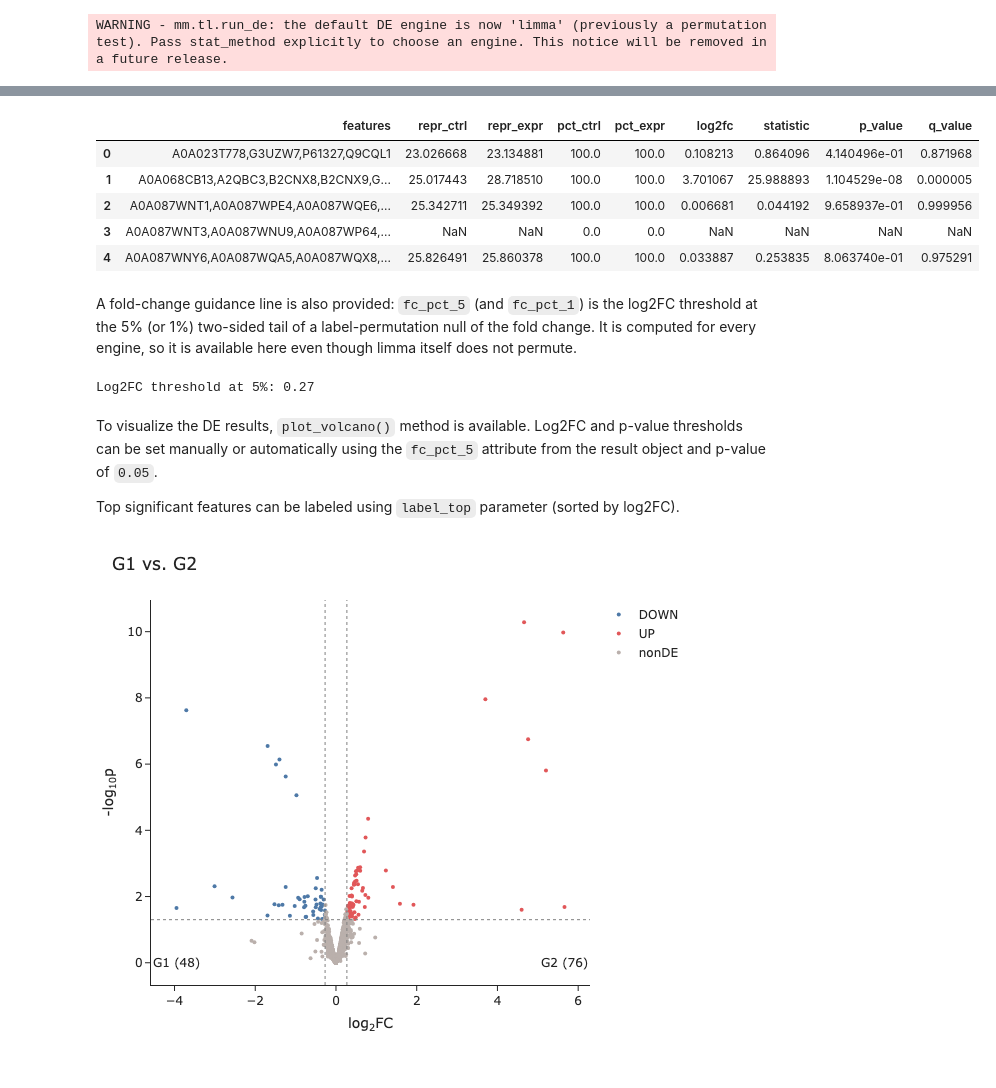
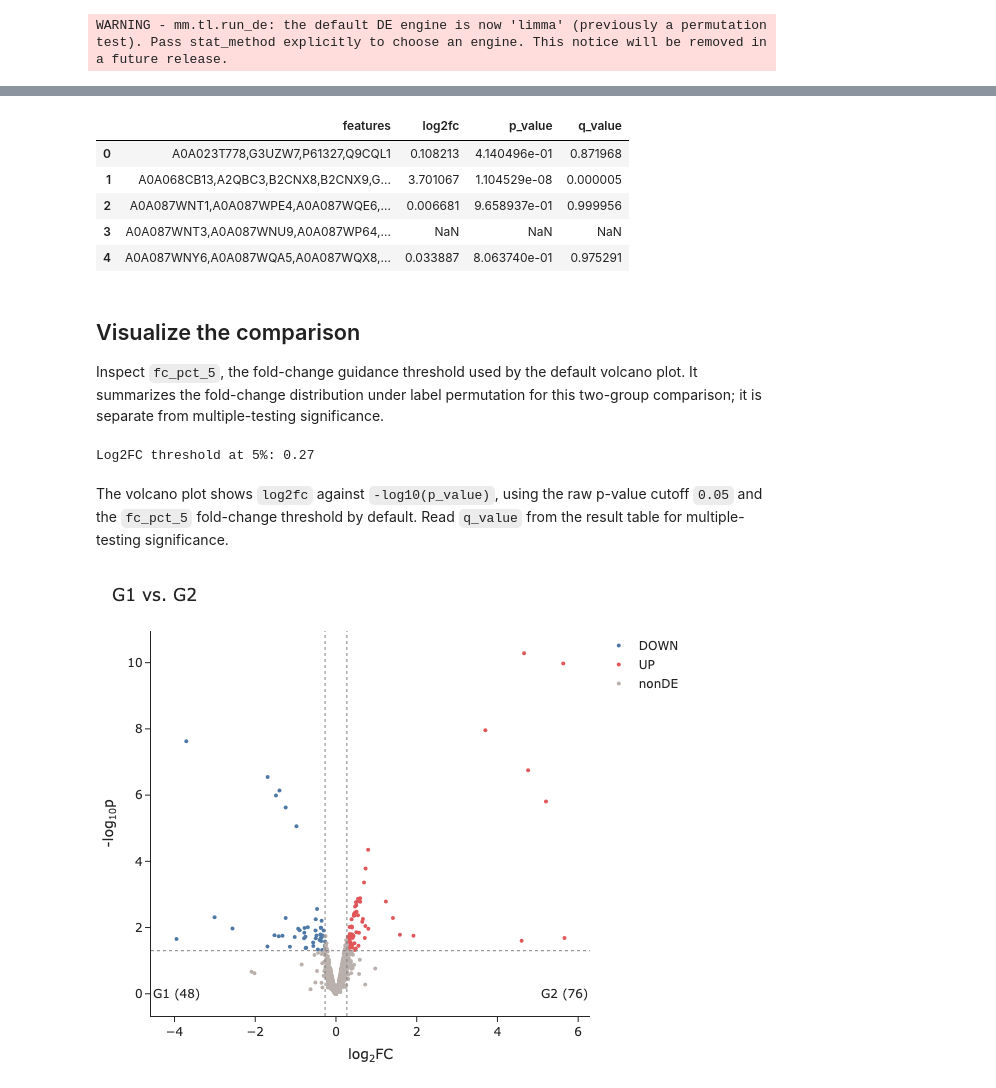
Before and after one commit to bertis-informatics/msmu, a Jupyter notebook: docs/tutorials/dea.ipynb, the cells around one changed output, grey strips where cells are left out. Drawn from its saved outputs; the diff is of its cells as text; code cells hidden in the pictures.

```diff
--- a/docs/tutorials/dea.ipynb
+++ b/docs/tutorials/dea.ipynb
@@ -18,37 +23,6 @@ In this tutorial, we will use the `mdata` processed in [DDA-LFQ](../dda-lfq) tut
 # %%
-base_dir = "https://raw.githubusercontent.com/bertis-informatics/msmu/refs/heads/dev/data/sage_lfq"
-sage_idents = f"{base_dir}/sage/results.sage.tsv"
-sage_quants = f"{base_dir}/sage/lfq.tsv"
-sdrf = f"{base_dir}/meta.sdrf.tsv"
-
-mdata = mm.read_sage(
-    identification_file=sage_idents,
-    quantification_file=sage_quants,
-    label="label_free",
-)
-
-# Sample metadata from the SDRF: keep the table on the container, then project it onto obs
-mdata = mm.pp.attach_sdrf(mdata, sdrf)
-mdata = mm.pp.apply_sdrf_to_obs(mdata)
-
-# Without an SDRF, add_meta() joins any table (DataFrame, csv, tsv, parquet) onto obs instead:
-# mdata = mm.pp.add_meta(mdata, sdrf, format="sdrf", metadata_on="assay name")
-
-mdata = mm.pp.add_filter(mdata, modality="psm", column="q_value", keep="lt", value=0.01)
-mdata = mm.pp.apply_filter(mdata, modality="psm")
-
-mdata = mm.pp.to_peptide(mdata)
-mdata = mm.pp.add_filter(mdata, modality="peptide", column="q_value", keep="lt", value=0.01)
-mdata = mm.pp.apply_filter(mdata, modality="peptide")
-
-mdata = mm.pp.log2_transform(mdata, modality="peptide")
-mdata = mm.pp.normalise(mdata, modality="peptide", method="median")
-
-mdata = mm.pp.infer_protein(mdata)
-
-mdata = mm.pp.to_protein(mdata, top_n=3, rank_method="median_intensity")
-mdata = mm.pp.add_filter(mdata, modality="protein", column="q_value", keep="lt", value=0.01)
-mdata = mm.pp.apply_filter(mdata, modality="protein")
-
-mdata
+mdata = mm.read_h5mu("dda_lfq_PXD012986.h5mu")
+group_counts = mdata["protein"].obs["factor value[condition]"].value_counts()
+assert group_counts.reindex(["G1", "G2"]).to_list() == [3, 3]
+group_counts
 # %% [output]
@@ -139,22 +67,26 @@ DeaResult(stat_method='limma', ctrl='G1', expr='G2', features=array(['A0A023T778
 # %%
-de_res.to_df().head()
+de_res.to_df()[["features", "log2fc", "p_value", "q_value"]].head()
 # %% [output]
-|  | features | repr_ctrl | repr_expr | pct_ctrl | pct_expr | log2fc | statistic | p_value | q_value |
-| 0 | A0A023T778,G3UZW7,P61327,Q9CQL1 | 23.026668 | 23.134881 | 100.0 | 100.0 | 0.108213 | 0.864096 | 4.140496e-01 | 0.871968 |
-| 1 | A0A068CB13,A2QBC3,B2CNX8,B2CNX9,G... | 25.017443 | 28.718510 | 100.0 | 100.0 | 3.701067 | 25.988893 | 1.104529e-08 | 0.000005 |
-| 2 | A0A087WNT1,A0A087WPE4,A0A087WQE6,... | 25.342711 | 25.349392 | 100.0 | 100.0 | 0.006681 | 0.044192 | 9.658937e-01 | 0.999956 |
-| 3 | A0A087WNT3,A0A087WNU9,A0A087WP64,... | NaN | NaN | 0.0 | 0.0 | NaN | NaN | NaN | NaN |
-| 4 | A0A087WNY6,A0A087WQA5,A0A087WQX8,... | 25.826491 | 25.860378 | 100.0 | 100.0 | 0.033887 | 0.253835 | 8.063740e-01 | 0.975291 |
+|  | features | log2fc | p_value | q_value |
+| 0 | A0A023T778,G3UZW7,P61327,Q9CQL1 | 0.108213 | 4.140496e-01 | 0.871968 |
+| 1 | A0A068CB13,A2QBC3,B2CNX8,B2CNX9,G... | 3.701067 | 1.104529e-08 | 0.000005 |
+| 2 | A0A087WNT1,A0A087WPE4,A0A087WQE6,... | 0.006681 | 9.658937e-01 | 0.999956 |
+| 3 | A0A087WNT3,A0A087WNU9,A0A087WP64,... | NaN | NaN | NaN |
+| 4 | A0A087WNY6,A0A087WQA5,A0A087WQX8,... | 0.033887 | 8.063740e-01 | 0.975291 |
 # %% [markdown]
-A fold-change guidance line is also provided: `fc_pct_5` (and `fc_pct_1`) is the log2FC threshold at the 5% (or 1%) two-sided tail of a label-permutation null of the fold change. It is computed for every engine, so it is available here even though limma itself does not permute.
+## Visualize the comparison
+
+Inspect `fc_pct_5`, the fold-change guidance threshold used by the default volcano
+plot. It summarizes the fold-change distribution under label permutation for this
+two-group comparison; it is separate from multiple-testing significance.
 # %%
 print(f"Log2FC threshold at 5%: {de_res.fc_pct_5}")
 # %% [output]
 Log2FC threshold at 5%: 0.27
 # %% [markdown]
-To visualize the DE results, `plot_volcano()` method is available. Log2FC and p-value thresholds can be set manually or automatically using the `fc_pct_5` attribute from the result object and p-value of `0.05`.
-
-Top significant features can be labeled using `label_top` parameter (sorted by log2FC).
+The volcano plot shows `log2fc` against `-log10(p_value)`, using the raw p-value
+cutoff `0.05` and the `fc_pct_5` fold-change threshold by default. Read `q_value`
+from the result table for multiple-testing significance.
 # %%
 de_res.plot_volcano()
 # %% [output]
```
Also changed, not shown: parts of 12 cells of this notebook, 9 other files.
